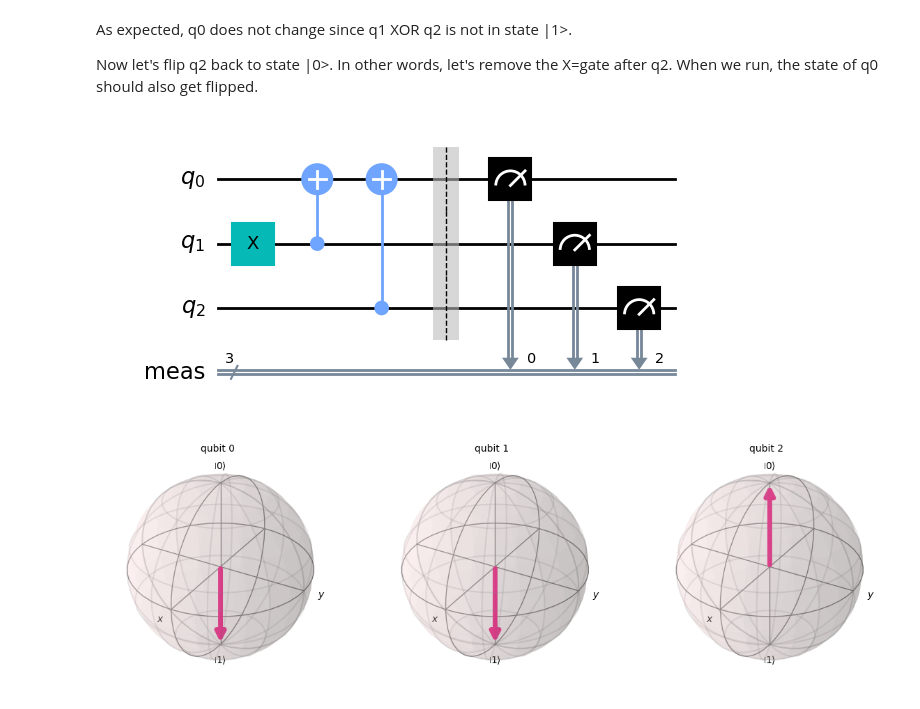
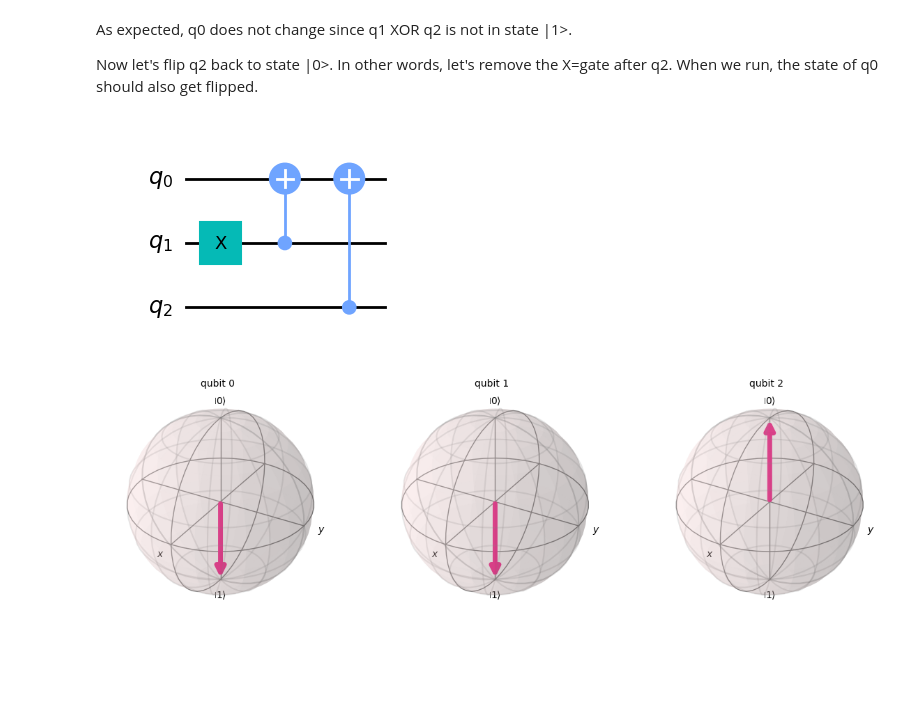
Before and after one commit to chottoamii/QLearn-Assets, a Jupyter notebook: codes/Quantum Gates/cnot_gate.ipynb, the cells around one changed output. Saved outputs shown, nothing was run; the diff lists cells and outputs as text; code cells hidden in the pictures; blank space fills up the shorter version.

```diff
--- a/codes/Quantum Gates/cnot_gate.ipynb
+++ b/codes/Quantum Gates/cnot_gate.ipynb
@@ -205,15 +205,13 @@ Now let's flip q2 back to state |0>. In other words, let's remove the X=gate aft
 # %%
 qc = QuantumCircuit(3)
 
 qc.x(1)
 qc.cx(1,0)
 qc.cx(2,0)
 
-qc.measure_all()
-
 qc.draw('mpl')
 # %% [output]
-[figure, old version]
+[figure, new version]
 # %%
 plot_bloch_multivector(get_state_vector(qc))
 # %% [output]
```
Also changed, not shown: parts of 10 cells of this notebook, 10 other files.
